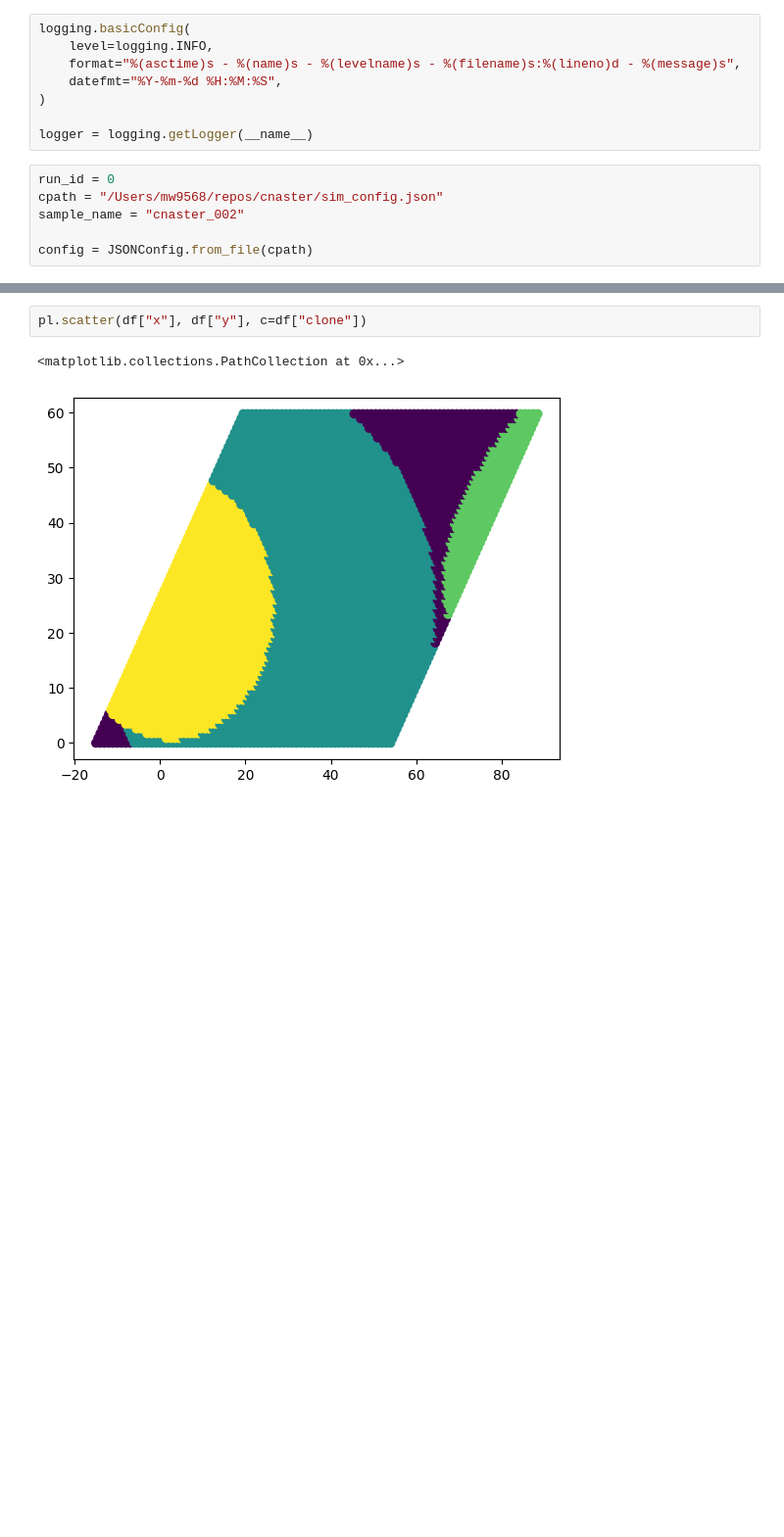
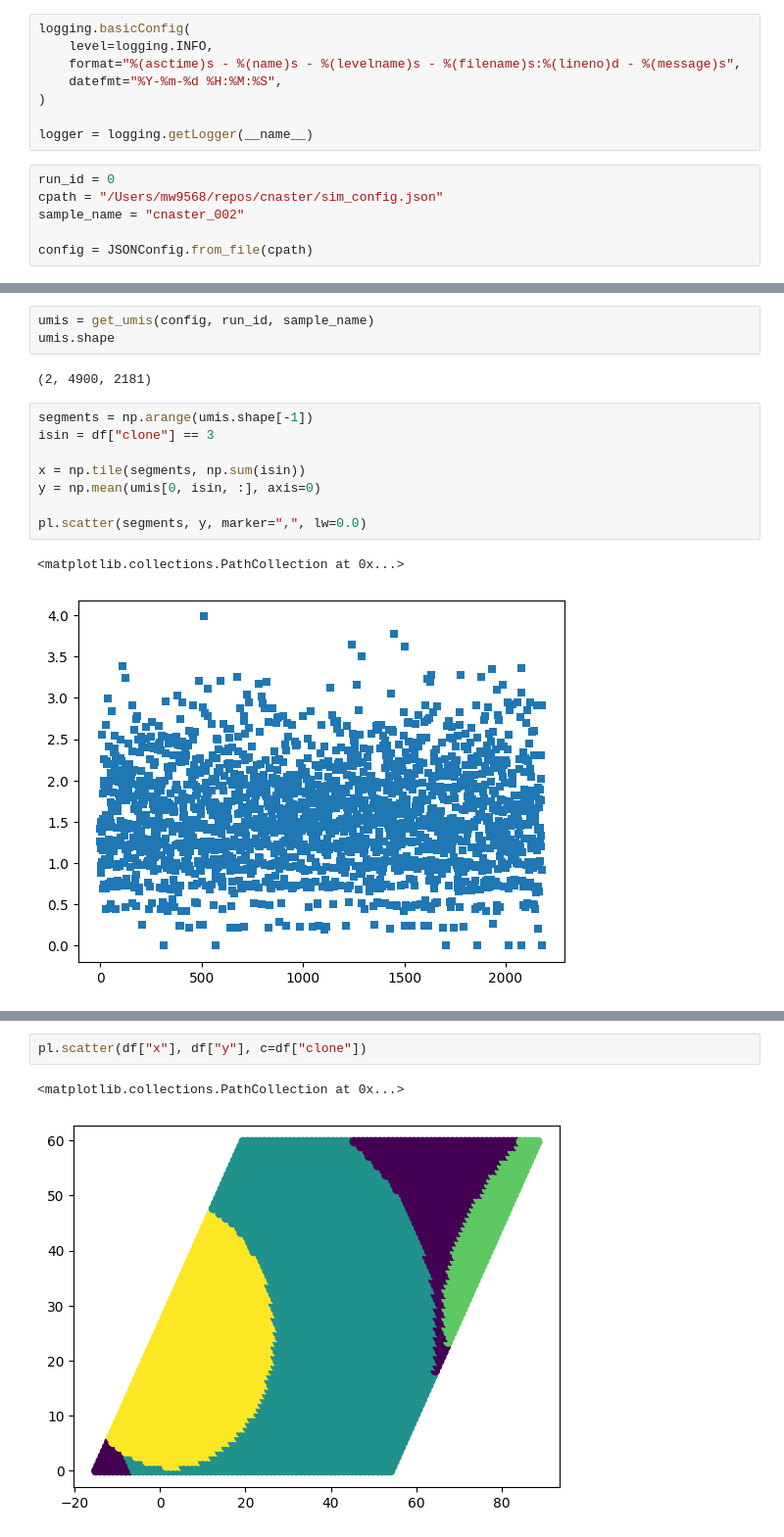
Before and after one commit to michaelJwilson/cnaster, a Jupyter notebook: docs/nb/sim_validation.ipynb, the cells around one changed output, grey strips where cells are left out. Shown: that part at 98% size. Drawn from its saved outputs; the diff is of its cells as text; blank space fills up the shorter version.

```diff
--- a/docs/nb/sim_validation.ipynb
+++ b/docs/nb/sim_validation.ipynb
@@ -49,4 +49,20 @@ df
 4900 rows × 8 columns
+# %%
+umis = get_umis(config, run_id, sample_name)
+umis.shape
+# %% [output]
+(2, 4900, 2181)
+# %%
+segments = np.arange(umis.shape[-1])
+isin = df["clone"] == 3
+
+x = np.tile(segments, np.sum(isin))
+y = np.mean(umis[0, isin, :], axis=0)
+
+pl.scatter(segments, y, marker=",", lw=0.0)
+# %% [output]
+<matplotlib.collections.PathCollection at 0x...>
+[figure, added]
 # %%
 pl.hist(np.log10(df["umis"]), histtype="step", bins=np.arange(3.0, 4.0, 0.025))
 
```
Also changed, not shown: parts of 7 cells of this notebook, 2 other files.
